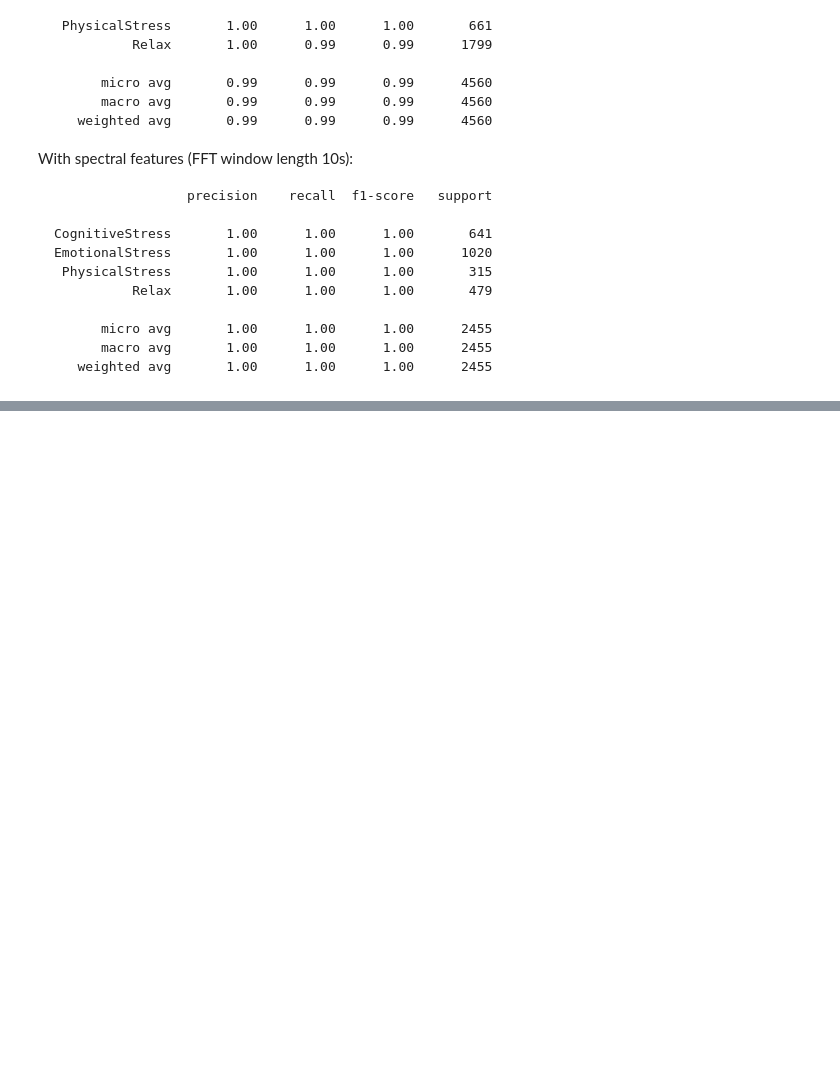
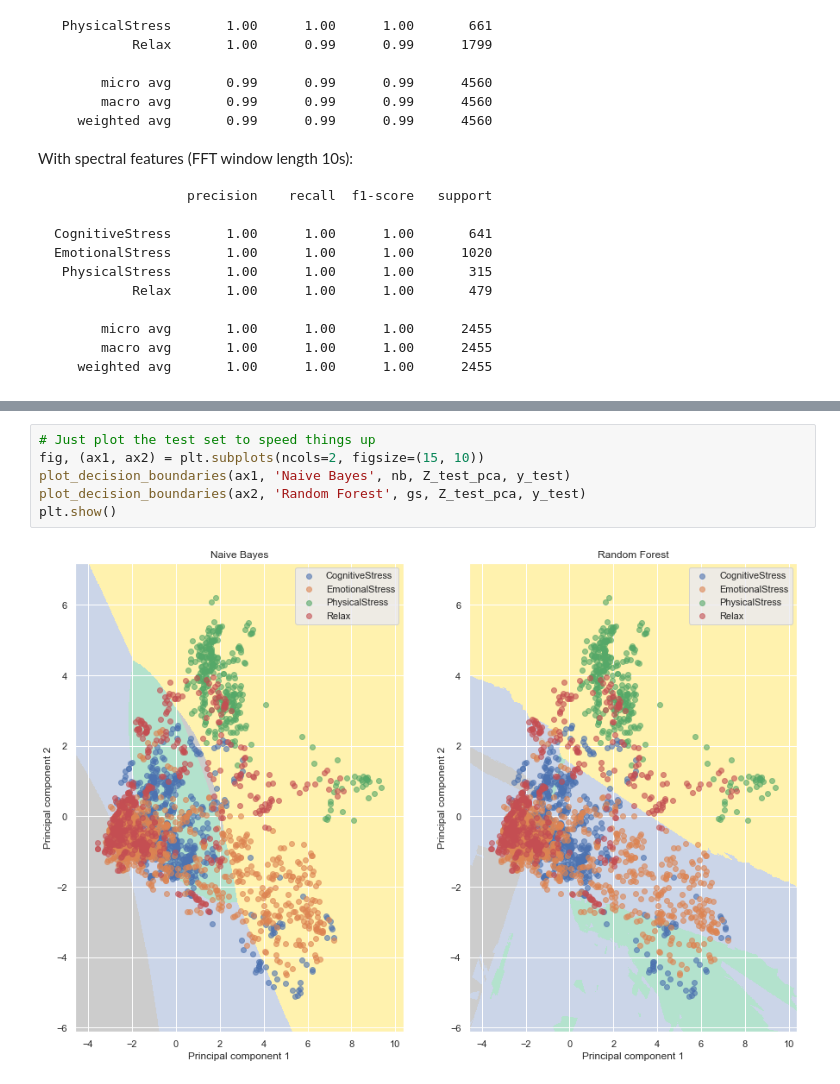
Before and after one commit to lisaong/hss, a Jupyter notebook: 03_sensors.ipynb, the cells around one changed output, grey strips where cells are left out. Drawn from its saved outputs; the diff is of its cells as text; blank space fills up the shorter version.

```diff
--- a/03_sensors.ipynb
+++ b/03_sensors.ipynb
@@ -1512,0 +1597,8 @@ Let's see if we can compare the decision boundaries, to get a better sense of ho
+# %%
+# Just plot the test set to speed things up
+fig, (ax1, ax2) = plt.subplots(ncols=2, figsize=(15, 10))
+plot_decision_boundaries(ax1, 'Naive Bayes', nb, Z_test_pca, y_test)
+plot_decision_boundaries(ax2, 'Random Forest', gs, Z_test_pca, y_test)
+plt.show()
+# %% [output]
+[figure, added]
```
Also changed, not shown: parts of 17 cells of this notebook.
